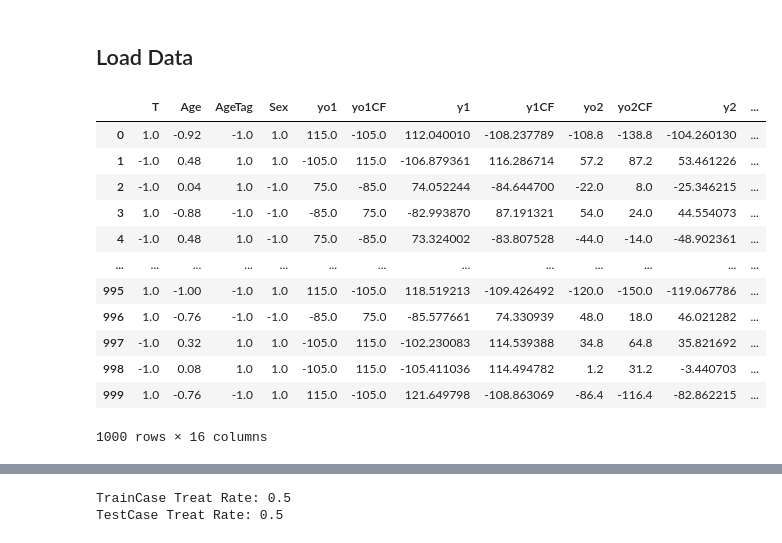
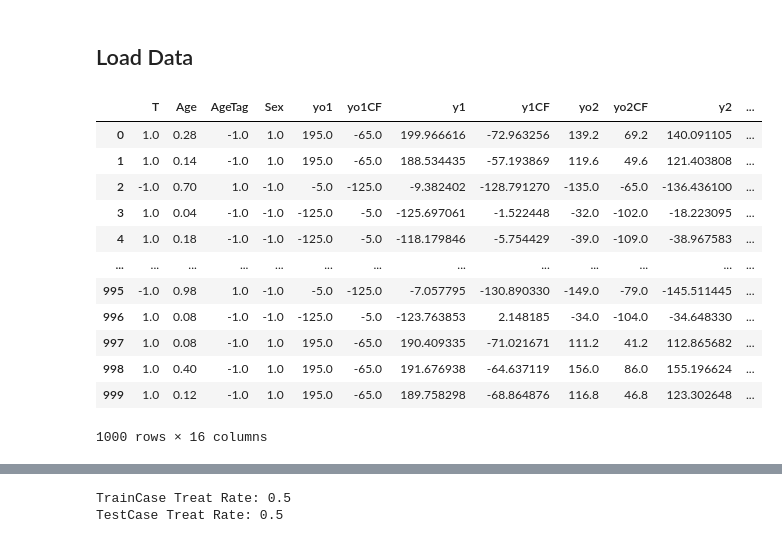
Before and after one commit to neko2048/counterfactual, a Jupyter notebook: neuralNetworkCase1.ipynb, the cells around one changed output, grey strips where cells are left out. Cells and saved outputs as stored; diff of their text form; code cells hidden in the pictures.

```diff
--- a/neuralNetworkCase1.ipynb
+++ b/neuralNetworkCase1.ipynb
@@ -34,26 +34,26 @@ Current: Device  0
 ## Load Data
 # %%
 # load data
-txtSubname = "contiAge001"
+txtSubname = "contiPositiveAge"
 oldData = pd.read_csv('./data/oldData{}.csv'.format(txtSubname)).iloc[:, 1:]
 youngData = pd.read_csv('./data/youngData{}.csv'.format(txtSubname)).iloc[:, 1:]
 totalData = pd.read_csv('./data/totalData{}.csv'.format(txtSubname)).iloc[:, 1:]
 coef = np.loadtxt('./data/coef.txt')
 A, B, C, D = coef[0], coef[1], coef[2], coef[3]
 totalData
 # %% [output]
 |  | T | Age | AgeTag | Sex | yo1 | yo1CF | y1 | y1CF | yo2 | yo2CF | y2 | ... |
-| 0 | 1.0 | -0.92 | -1.0 | 1.0 | 115.0 | -105.0 | 112.040010 | -108.237789 | -108.8 | -138.8 | -104.260130 | ... |
-| 1 | -1.0 | 0.48 | 1.0 | 1.0 | -105.0 | 115.0 | -106.879361 | 116.286714 | 57.2 | 87.2 | 53.461226 | ... |
-| 2 | -1.0 | 0.04 | 1.0 | -1.0 | 75.0 | -85.0 | 74.052244 | -84.644700 | -22.0 | 8.0 | -25.346215 | ... |
-| 3 | 1.0 | -0.88 | -1.0 | -1.0 | -85.0 | 75.0 | -82.993870 | 87.191321 | 54.0 | 24.0 | 44.554073 | ... |
-| 4 | -1.0 | 0.48 | 1.0 | -1.0 | 75.0 | -85.0 | 73.324002 | -83.807528 | -44.0 | -14.0 | -48.902361 | ... |
+| 0 | 1.0 | 0.28 | -1.0 | 1.0 | 195.0 | -65.0 | 199.966616 | -72.963256 | 139.2 | 69.2 | 140.091105 | ... |
+| 1 | 1.0 | 0.14 | -1.0 | 1.0 | 195.0 | -65.0 | 188.534435 | -57.193869 | 119.6 | 49.6 | 121.403808 | ... |
+| 2 | -1.0 | 0.70 | 1.0 | -1.0 | -5.0 | -125.0 | -9.382402 | -128.791270 | -135.0 | -65.0 | -136.436100 | ... |
+| 3 | 1.0 | 0.04 | -1.0 | -1.0 | -125.0 | -5.0 | -125.697061 | -1.522448 | -32.0 | -102.0 | -18.223095 | ... |
+| 4 | 1.0 | 0.18 | -1.0 | -1.0 | -125.0 | -5.0 | -118.179846 | -5.754429 | -39.0 | -109.0 | -38.967583 | ... |
 | ... | ... | ... | ... | ... | ... | ... | ... | ... | ... | ... | ... | ... |
-| 995 | 1.0 | -1.00 | -1.0 | 1.0 | 115.0 | -105.0 | 118.519213 | -109.426492 | -120.0 | -150.0 | -119.067786 | ... |
-| 996 | 1.0 | -0.76 | -1.0 | -1.0 | -85.0 | 75.0 | -85.577661 | 74.330939 | 48.0 | 18.0 | 46.021282 | ... |
-| 997 | -1.0 | 0.32 | 1.0 | 1.0 | -105.0 | 115.0 | -102.230083 | 114.539388 | 34.8 | 64.8 | 35.821692 | ... |
-| 998 | -1.0 | 0.08 | 1.0 | 1.0 | -105.0 | 115.0 | -105.411036 | 114.494782 | 1.2 | 31.2 | -3.440703 | ... |
-| 999 | 1.0 | -0.76 | -1.0 | 1.0 | 115.0 | -105.0 | 121.649798 | -108.863069 | -86.4 | -116.4 | -82.862215 | ... |
+| 995 | -1.0 | 0.98 | 1.0 | -1.0 | -5.0 | -125.0 | -7.057795 | -130.890330 | -149.0 | -79.0 | -145.511445 | ... |
+| 996 | 1.0 | 0.08 | -1.0 | -1.0 | -125.0 | -5.0 | -123.763853 | 2.148185 | -34.0 | -104.0 | -34.648330 | ... |
+| 997 | 1.0 | 0.08 | -1.0 | 1.0 | 195.0 | -65.0 | 190.409335 | -71.021671 | 111.2 | 41.2 | 112.865682 | ... |
+| 998 | 1.0 | 0.40 | -1.0 | 1.0 | 195.0 | -65.0 | 191.676938 | -64.637119 | 156.0 | 86.0 | 155.196624 | ... |
+| 999 | 1.0 | 0.12 | -1.0 | 1.0 | 195.0 | -65.0 | 189.758298 | -68.864876 | 116.8 | 46.8 | 123.302648 | ... |
 1000 rows × 16 columns
 # %%
 totalData.describe()
```
Also changed, not shown: parts of 6 cells of this notebook, 2 other files.
